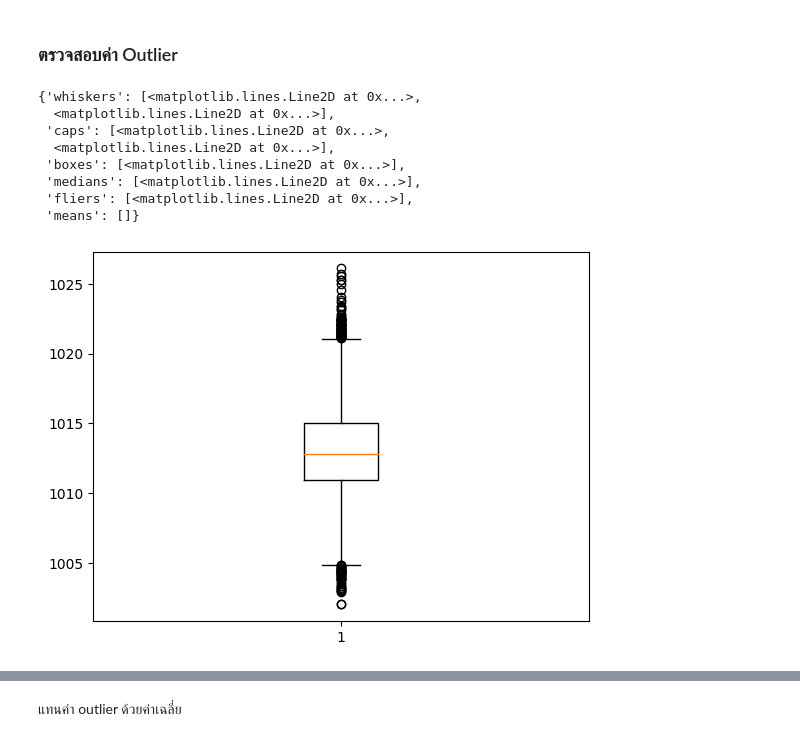
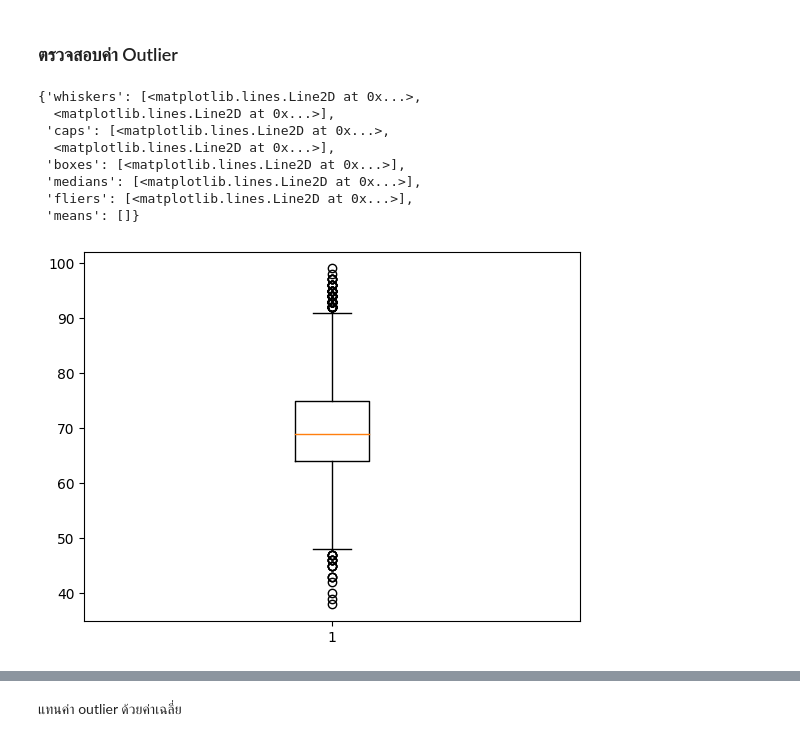
Before and after one commit to Tonry12/data_science_bootcamp_8_tonnaw, a Jupyter notebook: lo.ipynb, the cells around one changed output, grey strips where cells are left out. Drawn from its saved outputs; the diff is of its cells as text; code cells hidden in the pictures.

```diff
--- a/lo.ipynb
+++ b/lo.ipynb
@@ -1696,14 +1696,14 @@ data_completed
 # %%
 from matplotlib import pyplot as plt
 # %%
-plt.boxplot(data_completed['ความกดอากาศ(%)'])
+plt.boxplot(data_completed['ความชื้นสัมพัทธ์(%)'])
 # %% [output]
 {'whiskers': [<matplotlib.lines.Line2D at 0x...>,
   <matplotlib.lines.Line2D at 0x...>],
  'caps': [<matplotlib.lines.Line2D at 0x...>,
   <matplotlib.lines.Line2D at 0x...>],
  'boxes': [<matplotlib.lines.Line2D at 0x...>],
  'medians': [<matplotlib.lines.Line2D at 0x...>],
  'fliers': [<matplotlib.lines.Line2D at 0x...>],
  'means': []}
-[figure, old version]
+[figure, new version]
```
Also changed, not shown: parts of 1 cell of this notebook.
